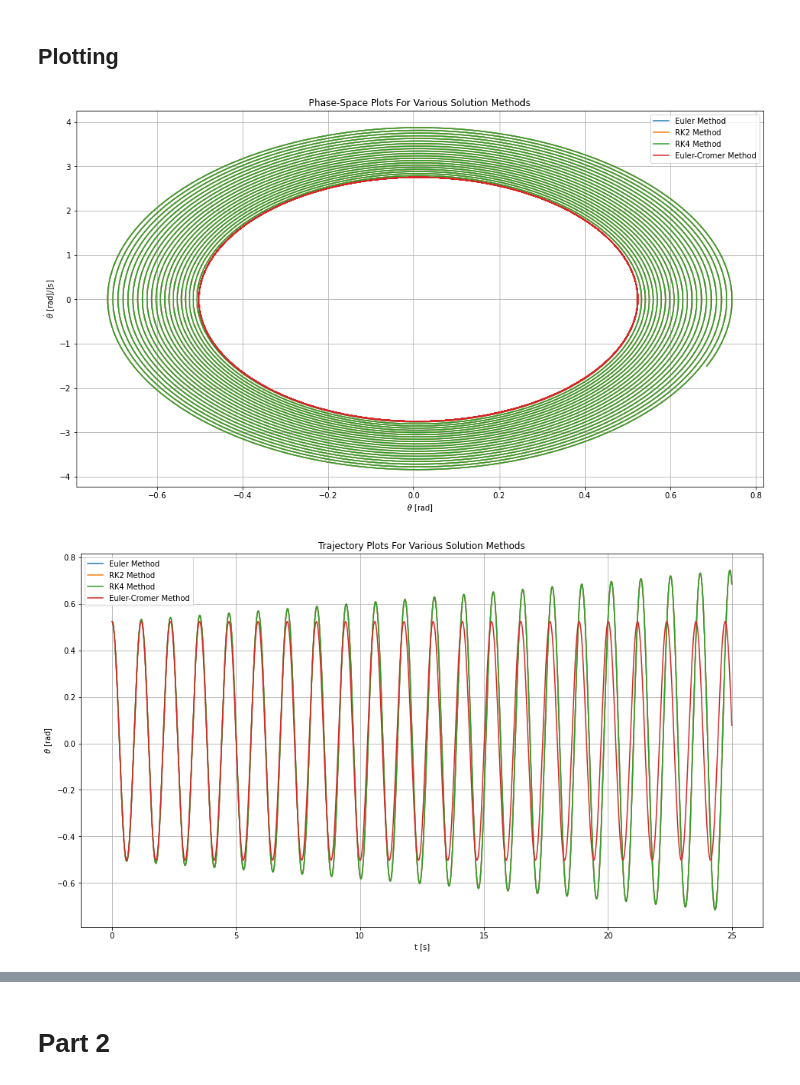
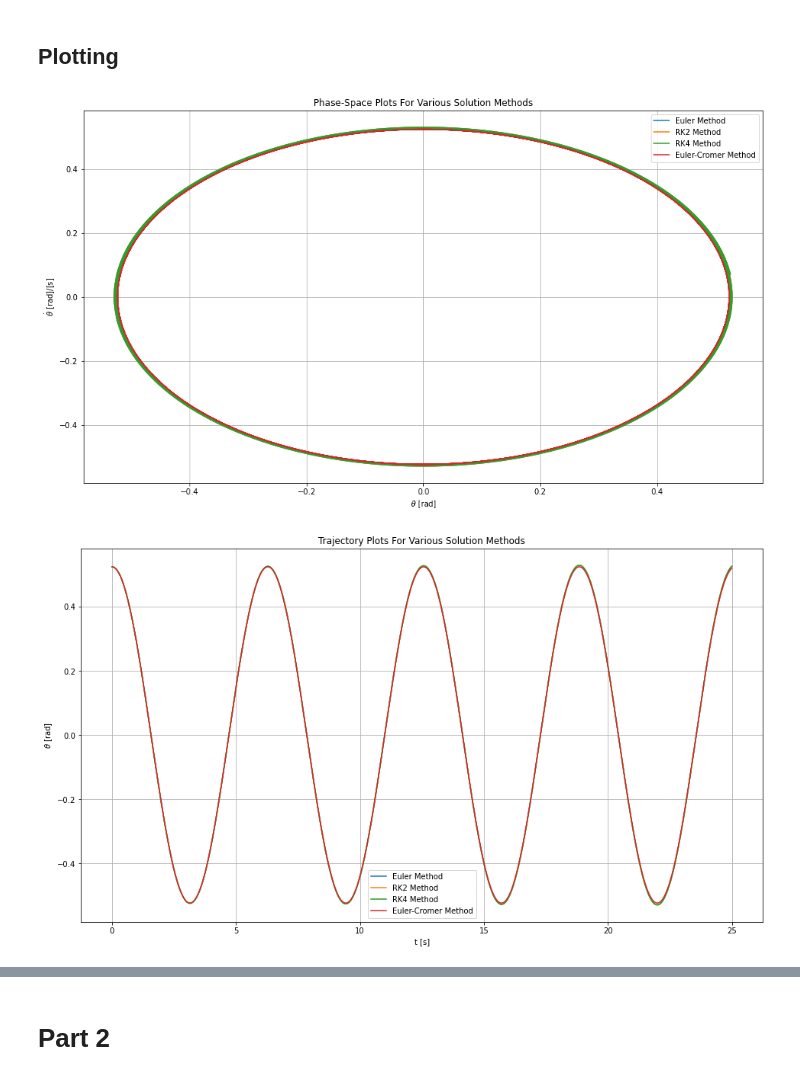
Before and after one commit to ethank5149/PurduePHYS580, a Jupyter notebook: Labs/Lab3/Lab3.ipynb, the cells around one changed output, grey strips where cells are left out. Cells and saved outputs as stored; diff of their text form; code cells hidden in the pictures.

```diff
--- a/Labs/Lab3/Lab3.ipynb
+++ b/Labs/Lab3/Lab3.ipynb
@@ -170,54 +159,54 @@ state0 = np.asarray([theta0, dtheta0])
 ## Calculate Trajectories
 # %%
 ## Curried differential equation
-df = partial(df_pendula, b=b, I=I, m=m, g=g, l=l, A=A, omega_D=omega_D)
-df_simplectic = partial(df_pendula_simplectic, b=b, I=I, m=m, g=g, l=l, A=A, omega_D=omega_D)
+df = partial(df_linear_pendula, beta=beta, omega_0=omega_0, A=A, omega_D=omega_D)
+df_simplectic = partial(df_linear_pendula_simplectic, beta=beta, omega_0=omega_0, A=A, omega_D=omega_D)
 
 ## Solutions
-t, vanilla_pendula_euler = dsolve(df, t, state0, step=euler_step)
-t, vanilla_pendula_rk2 = dsolve(df, t, state0, step=euler_step)
-t, vanilla_pendula_rk4 = dsolve(df, t, state0, step=euler_step)
-t, *vanilla_pendula_euler_cromer = dsolve_simplectic(df_simplectic, t, theta0, dtheta0)
+t, pendula_euler = dsolve(df, t, state0, step=euler_step)
+t, pendula_rk2 = dsolve(df, t, state0, step=euler_step)
+t, pendula_rk4 = dsolve(df, t, state0, step=euler_step)
+t, *pendula_euler_cromer = dsolve_simplectic(df_simplectic, t, theta0, dtheta0)
 
 ## Split up into theta and dtheta
-vanilla_pendula_euler_trajectory = np.hsplit(vanilla_pendula_euler, 2)
-vanilla_pendula_rk2_trajectory = np.hsplit(vanilla_pendula_rk2, 2)
-vanilla_pendula_rk4_trajectory = np.hsplit(vanilla_pendula_rk4, 2)
-vanilla_pendula_euler_cromer_trajectory = vanilla_pendula_euler_cromer
+pendula_euler_trajectory = np.hsplit(pendula_euler, 2)
+pendula_rk2_trajectory = np.hsplit(pendula_rk2, 2)
+pendula_rk4_trajectory = np.hsplit(pendula_rk4, 2)
+pendula_euler_cromer_trajectory = pendula_euler_cromer
 
 ## Energies
-vanilla_pendula_euler_energy = get_total_energy(m, I, l, g, *vanilla_pendula_euler_trajectory)
-vanilla_pendula_rk2_energy = get_total_energy(m, I, l, g, *vanilla_pendula_rk2_trajectory)
-vanilla_pendula_rk4_energy = get_total_energy(m, I, l, g, *vanilla_pendula_rk4_trajectory)
-vanilla_pendula_euler_cromer_energy = get_total_energy(m, I, l, g, *vanilla_pendula_euler_cromer_trajectory)
+# pendula_euler_energy = get_total_energy(m, I, l, g, *pendula_euler_trajectory)
+# pendula_rk2_energy = get_total_energy(m, I, l, g, *pendula_rk2_trajectory)
+# pendula_rk4_energy = get_total_energy(m, I, l, g, *pendula_rk4_trajectory)
+# pendula_euler_cromer_energy = get_total_energy(m, I, l, g, *pendula_euler_cromer_trajectory)
 # %% [markdown]
 ## Plotting
 # %%
 fig = plt.figure(figsize=(16, 9))
 ax = plt.axes()
 
-plt.plot(*vanilla_pendula_euler_trajectory, label='Euler Method')
-plt.plot(*vanilla_pendula_rk2_trajectory, label='RK2 Method')
-plt.plot(*vanilla_pendula_rk4_trajectory, label='RK4 Method')
-plt.plot(*vanilla_pendula_euler_cromer_trajectory, label='Euler-Cromer Method')
+plt.plot(*pendula_euler_trajectory, label='Euler Method')
+plt.plot(*pendula_rk2_trajectory, label='RK2 Method')
+plt.plot(*pendula_rk4_trajectory, label='RK4 Method')
+plt.plot(*pendula_euler_cromer_trajectory, label='Euler-Cromer Method')
 
 plt.xlabel(r'$\theta$ [rad]')
 plt.ylabel(r'$\dot{\theta}$ [rad]/[s]')
 plt.title('Phase-Space Plots For Various Solution Methods')
 
 plt.grid()
 plt.legend()
 plt.show()
 # %% [output]
-[figure, old version]
+[figure, new version]
 # %%
 fig = plt.figure(figsize=(16, 9))
 ax = plt.axes()
 
-plt.plot(t, vanilla_pendula_euler_trajectory[0], label='Euler Method')
-plt.plot(t, vanilla_pendula_rk2_trajectory[0], label='RK2 Method')
-plt.plot(t, vanilla_pendula_rk4_trajectory[0], label='RK4 Method')
-plt.plot(t, vanilla_pendula_euler_cromer_trajectory[0], label='Euler-Cromer Method')
+plt.plot(t, pendula_euler_trajectory[0], label='Euler Method')
+plt.plot(t, pendula_rk2_trajectory[0], label='RK2 Method')
+plt.plot(t, pendula_rk4_trajectory[0], label='RK4 Method')
+plt.plot(t, pendula_euler_cromer_trajectory[0], label='Euler-Cromer Method')
 
 plt.xlabel(r't [s]')
 plt.ylabel(r'$\theta$ [rad]')
@@ -227,4 +216,4 @@ plt.grid()
 plt.legend()
 plt.show()
 # %% [output]
-[figure, old version]
+[figure, new version]
```
Also changed, not shown: parts of 8 cells of this notebook.
